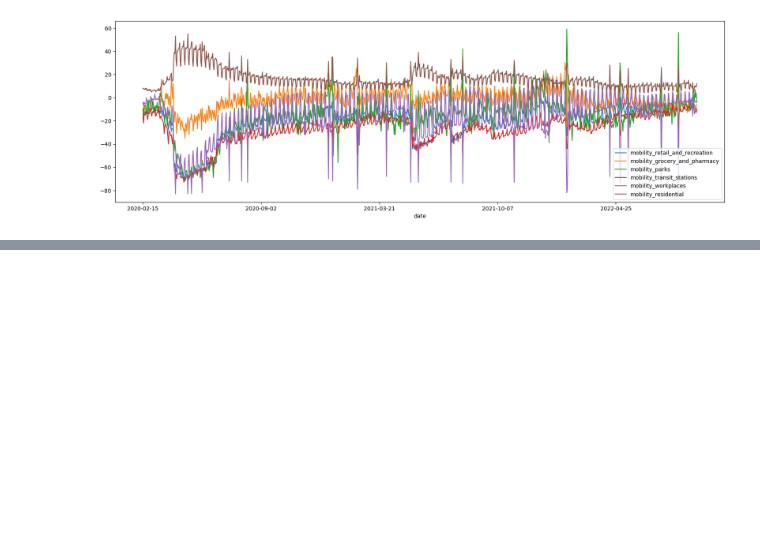
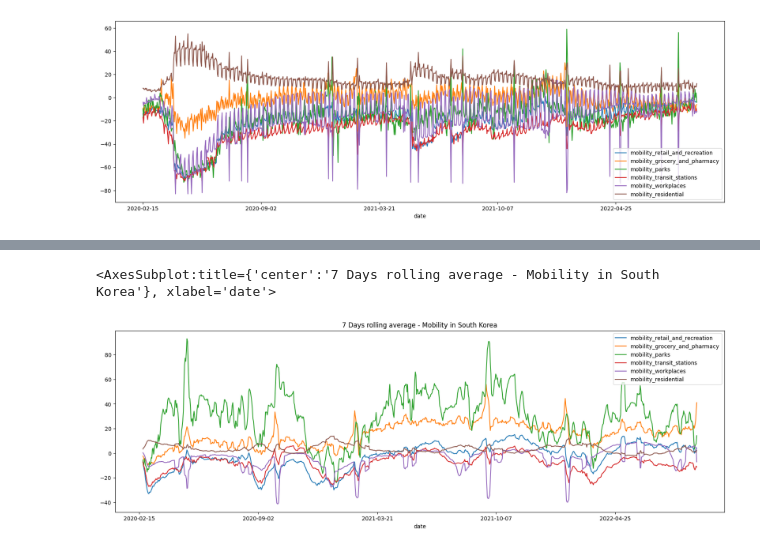
Before and after one commit to TristanKoh/p4ds-project, a Jupyter notebook: tristan-eda.ipynb, the cells around one changed output, grey strips where cells are left out. Cells and saved outputs as stored; diff of their text form; code cells hidden in the pictures; blank space fills up the shorter version.

```diff
--- a/tristan-eda.ipynb
+++ b/tristan-eda.ipynb
@@ -258,0 +292,7 @@ df_mobility.loc[df_mobility["country_name"] == "Singapore"].plot(figsize=(20, 6)
+# %%
+df_rolling_avg = calc_rolling_avg("South Korea", df_mobility.columns, 7)
+# %%
+df_rolling_avg.plot(figsize=(20, 6), x = "date", title = "7 Days rolling average - Mobility in South Korea")
+# %% [output]
+<AxesSubplot:title={'center':'7 Days rolling average - Mobility in South Korea'}, xlabel='date'>
+[figure, added]
```
Also changed, not shown: parts of 13 cells of this notebook, 1 other file.
